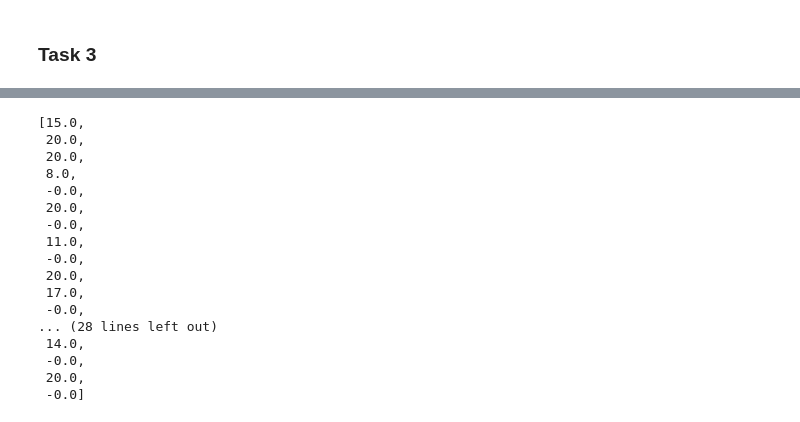
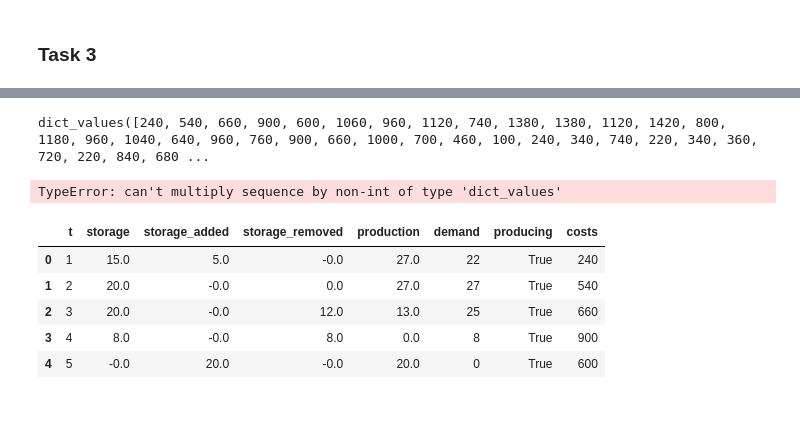
Before and after one commit to lenaas/laststeuerung_stahlprod, a Jupyter notebook: Projekt2.ipynb, the cells around one changed output, grey strips where cells are left out. Drawn from its saved outputs; the diff is of its cells as text; code cells hidden in the pictures.

```diff
--- a/Projekt2.ipynb
+++ b/Projekt2.ipynb
@@ -479,20 +483,28 @@ y_sm.pop(0, None)
+# %%
+c.values()
+# %% [output]
+dict_values([240, 540, 660, 900, 600, 1060, 960, 1120, 740, 1380, 1380, 1120, 1420, 800, 1180, 960, 1040, 640, 960, 760, 900, 660, 1000, 700, 460, 100, 240, 340, 740, 220, 340, 360, 720, 220, 840, 680 ...
+# %%
+[x.X for x in y_p.values()]*c.values()
+# %% [output]
+TypeError: can't multiply sequence by non-int of type 'dict_values'
 # %%
-[x.X for x in y_s.values()]
+df = pd.DataFrame({
+"t" : [i for i in range(1,len(y_s)+1)],
+"storage" : [x.X for x in y_s.values()],
+"storage_added" : [x.X for x in y_sp.values()],
+"storage_removed" : [x.X for x in y_sm.values()],
+"production" : [x.X for x in y_p.values()],
+"demand" : d.values(),
+"producing" : producing.values(),
+"costs" : c.values()
+})
+
+df.head()
 # %% [output]
-[15.0,
- 20.0,
- 20.0,
- 8.0,
- -0.0,
- 20.0,
- -0.0,
- 11.0,
- -0.0,
- 20.0,
- 17.0,
- -0.0,
-... (28 lines left out)
- 14.0,
- -0.0,
- 20.0,
- -0.0]
+|  | t | storage | storage_added | storage_removed | production | demand | producing | costs |
+| 0 | 1 | 15.0 | 5.0 | -0.0 | 27.0 | 22 | True | 240 |
+| 1 | 2 | 20.0 | -0.0 | 0.0 | 27.0 | 27 | True | 540 |
+| 2 | 3 | 20.0 | -0.0 | 12.0 | 13.0 | 25 | True | 660 |
+| 3 | 4 | 8.0 | -0.0 | 8.0 | 0.0 | 8 | True | 900 |
+| 4 | 5 | -0.0 | 20.0 | -0.0 | 20.0 | 0 | True | 600 |
```
Also changed, not shown: parts of 5 cells of this notebook.
